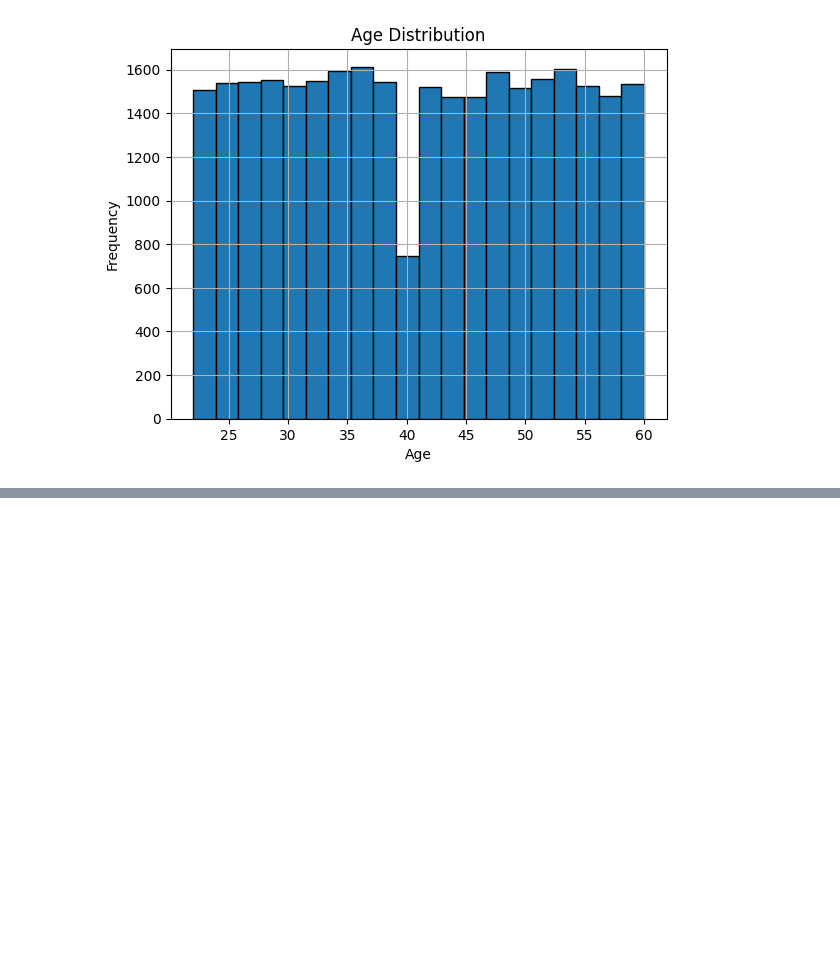
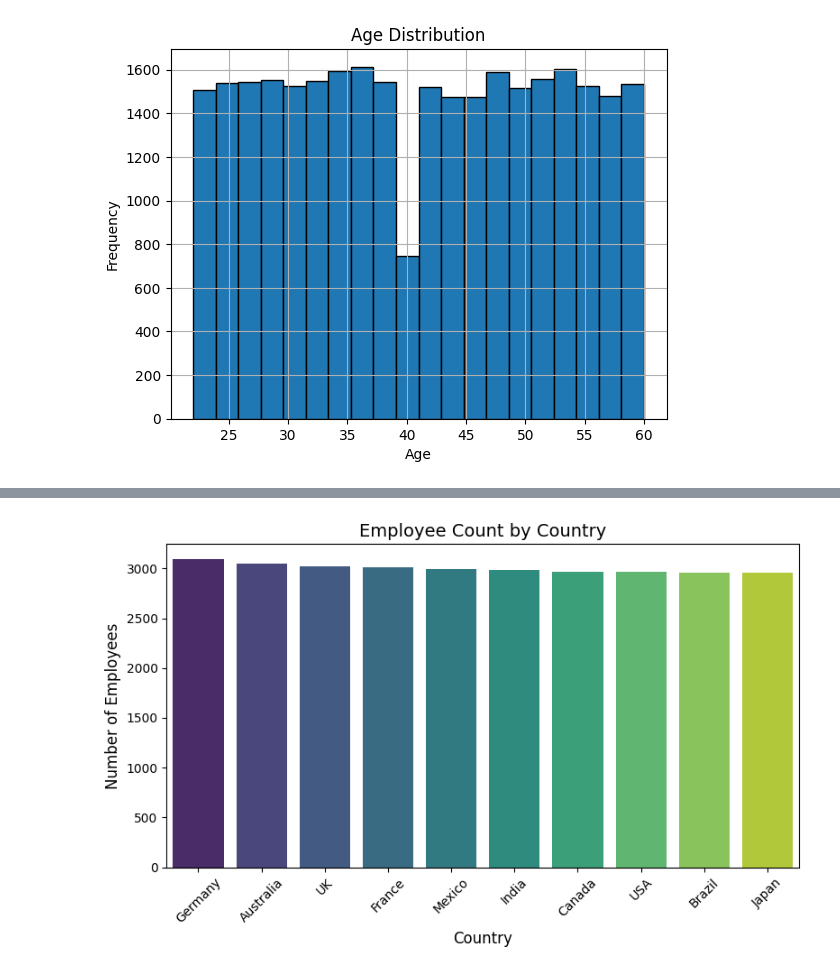
Before and after one commit to francisparwez/EmployeeInsight_SalaryTrends_Analysis, a Jupyter notebook: employee_insight.ipynb, the cells around one changed output, grey strips where cells are left out. Drawn from its saved outputs; the diff is of its cells as text; code cells hidden in the pictures; blank space fills up the shorter version.

Commit message:
Bar Plot Showing Employee Count & Boxplot Of Salary Per Department Added

```diff
--- a/employee_insight.ipynb
+++ b/employee_insight.ipynb
@@ -190,0 +199,22 @@ plt.show()
+# %%
+# Count employees in each country
+employees_by_country = df['Country'].value_counts()
+
+# Plot as bar chart
+plt.figure(figsize=(8,5))
+sns.barplot(
+    x=employees_by_country.index,
+    y=employees_by_country.values,
+    hue=employees_by_country.index,  # use x variable as hue
+    palette="viridis",
+    legend=False
+)
+
+plt.title("Employee Count by Country", fontsize=14)
+plt.xlabel("Country", fontsize=12)
+plt.ylabel("Number of Employees", fontsize=12)
+plt.xticks(rotation=45)
+plt.tight_layout()
+plt.show()
+# %% [output]
+[figure, added]
```
Also changed, not shown: parts of 5 cells of this notebook, 1 other file.
